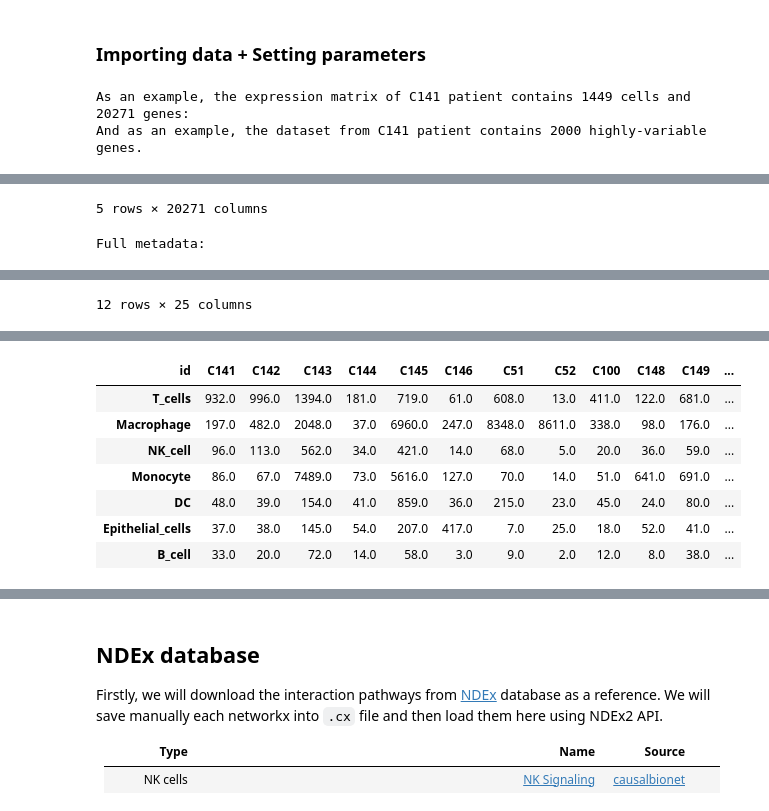
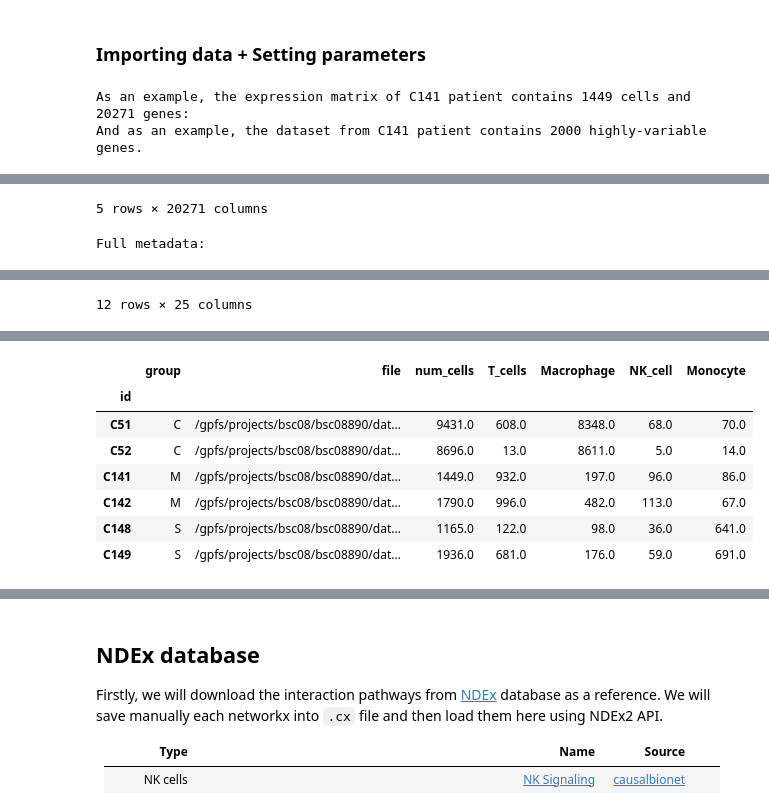
Before and after one commit to masyahook/scGRN, a Jupyter notebook: jupyter/GRN_inference.ipynb, the cells around one changed output, grey strips where cells are left out. Drawn from its saved outputs; the diff is of its cells as text; code cells hidden in the pictures.

Commit message:
Optimized graph construction of big data

```diff
--- a/jupyter/GRN_inference.ipynb
+++ b/jupyter/GRN_inference.ipynb
@@ -141,15 +145,45 @@ _DATA_HOME = os.path.join(_PROJ_PATH, 'res/covid_19')
 _DATA_TYPES = ['all', 'TF', 'ctx']
 _DTYPE_TITLES = ['gene-gene links', 'TF-gene links', 'enriched TF-gene links']
 
-# Loading sample meta data
-meta = pd.read_csv(_FMETA, sep='\t', index_col=0)
+# Limiting the metadata to certain patients to fit into RAM
+_FIXED_PATIENTS = ['C51', 'C52', 'C141', 'C142', 'C148', 'C149']
+_FIXED_CELL_TYPES = ['T_cells', 'Macrophage', 'NK_cell', 'Monocyte']
 
-for patient_id in meta.index:
+# Loading sample meta data, reordering patients
+full_meta = pd.read_csv(_FMETA, sep='\t', index_col=0)
+full_meta = full_meta.reindex(index=_FIXED_PATIENTS + ['C100', 'C144', 'C143', 'C145', 'C146', 'C152'])
+
+# Adding cell-type frequency to the metadat
+for patient_id in full_meta.index:
     cells_metadata = pd.read_csv(os.path.join(_DATA_HOME, patient_id, 'data', 'Seurat', 'cells_metadata.tsv'), sep='\t')
-    meta.loc[patient_id, 'num_cells'] = len(cells_metadata)
+    full_meta.loc[patient_id, 'num_cells'] = len(cells_metadata)
     for cell_type, cell_count in cells_metadata['cell_type'].value_counts().iteritems():
-        meta.loc[patient_id, cell_type] = cell_count
-cell_type_freq = meta.iloc[:, 3:]
+        full_meta.loc[patient_id, cell_type] = cell_count
+full_cell_type_freq = full_meta.iloc[:, 3:]
+
+# Finding common cell types
+_COMMON_CELL_TYPES = full_cell_type_freq.T.dropna().index.to_list()
+_COMMON_FILE_PREFIXES = ['raw_data', 'raw_data_HVG'] + list(map(lambda x: 'raw_data_' + x, _COMMON_CELL_TYPES))
+
+# Limiting the metadata to certain patients to fit into RAM
+meta = full_meta.loc[_FIXED_PATIENTS, ['group', 'file', 'num_cells'] + _FIXED_CELL_TYPES]
+cell_type_freq = full_cell_type_freq[_FIXED_CELL_TYPES]
+
+# Getting information about all patients
+_ALL_PATIENTS = full_meta.index.to_list()
+_ALL_PATIENT_CELL_TYPES = {
+    pat: full_cell_type_freq.loc[pat].dropna().index.to_list() for pat in _ALL_PATIENTS
+}
+_ALL_FILE_PREFIXES = {
+    pat: ['raw_data'] + list(map(lambda x: 'raw_data_' + x, cell_types)) for pat, cell_types in _ALL_PATIENT_CELL_TYPES.items()
+}
+_ALL_TITLES = {
+    pat: list(map(lambda x: 'all data' if x == 'raw_data' else 'all data, only HVGs' if 'HVG' in x else x.replace('raw_data_', '').replace('_', ' '), files))
+    for pat, files in _ALL_FILE_PREFIXES.items()
+}
+_ALL_FIG_DIRS = {
+    pat: os.path.join(_DATA_HOME, pat, 'figs/grnboost2') for pat in _ALL_PATIENTS
+}
 
 # Setting patient-specific params
 _PATIENTS = meta.index.to_list()
@@ -157,7 +191,7 @@ _PATIENT_CELL_TYPES = {
     pat: cell_type_freq.loc[pat].dropna().index.to_list() for pat in _PATIENTS
 }
 _FILE_PREFIXES = {
-    pat: ['raw_data', 'raw_data_HVG'] + list(map(lambda x: 'raw_data_' + x, cell_types)) for pat, cell_types in _PATIENT_CELL_TYPES.items()
+    pat: ['raw_data'] + list(map(lambda x: 'raw_data_' + x, cell_types)) for pat, cell_types in _PATIENT_CELL_TYPES.items()
 }
 _TITLES = {
     pat: list(map(lambda x: 'all data' if x == 'raw_data' else 'all data, only HVGs' if 'HVG' in x else x.replace('raw_data_', '').replace('_', ' '), files))
@@ -186,9 +220,41 @@ print(f'As an example, the expression matrix of {_EXAMPLE_PATIENT} patient conta
 print(f'And as an example, the dataset from {_EXAMPLE_PATIENT} patient contains {len(ex_HVGs)} highly-variable genes.')
 display(ex_df.head())
 print(colored('Full metadata:', 'green'))
+display(full_meta)
+print(colored('Current metadata:', 'green'))
 display(meta)
-print(colored('Common cell types among different patients:', 'green'))
-cell_type_freq.T.dropna()
+print(colored('Common cell types among different patients (full metadata):', 'green'))
+display(full_cell_type_freq.T.dropna())
+
+# Creating data availability dictionary
+_AVAILABLE_DATA = {}
+for pat in _ALL_PATIENTS:
+    _AVAILABLE_DATA[pat] = {}
+    for data_type, suf in zip(['all', 'TF', 'ctx'], ['cor', 'TF_cor', 'TF_ctx']):
+        _AVAILABLE_DATA[pat][data_type] = [
+            fn for fn in _ALL_FILE_PREFIXES[pat] \
+                if os.path.exists(os.path.join(_DATA_HOME, pat, 'data', 'grnboost2', 'pickle', f'{fn}_{suf}.pickle')) and \
+                (os.stat(os.path.join(_DATA_HOME, pat, 'data', 'grnboost2', 'pickle', f'{fn}_TF_cor.pickle')).st_size != 0)
+        ]
+
+# Displaying available data
+data_availability = {}
+for data_type, suf in zip(['all', 'TF', 'ctx'], ['cor', 'TF_cor', 'TF_ctx']):
+    data_availability[data_type] = {}
+    for pat in _ALL_PATIENTS:
+        data_availability[data_type][pat] = {}
+        for fn in _ALL_FILE_PREFIXES[pat]:
+            data_availability[data_type][pat][fn] = None
+            if os.path.exists(os.path.join(_DATA_HOME, pat, 'data', 'grnboost2', 'pickle', f'{fn}_{suf}.pickle')):
+                if os.stat(os.path.join(_DATA_HOME, pat, 'data', 'grnboost2', 'pickle', f'{fn}_TF_cor.pickle')).st_size != 0:
+                    data_availability[data_type][pat][fn] = '+'
+                else:
+                    data_availability[data_type][pat][fn] = '-'
+            else:
+                data_availability[data_type][pat][fn] = '-'
+    print(colored(data_type.upper(), 'cyan'))
+    data_availability[data_type] = pd.DataFrame(data_availability[data_type])
+    display(style_data_availability(data_availability[data_type]))
 # %% [output]
 As an example, the expression matrix of C141 patient contains 1449 cells and 20271 genes:
 And as an example, the dataset from C141 patient contains 2000 highly-variable genes.
@@ -219,8 +285,8 @@ Common cell types among different patients:
-| id | C141 | C142 | C143 | C144 | C145 | C146 | C51 | C52 | C100 | C148 | C149 | ... |
-| T_cells | 932.0 | 996.0 | 1394.0 | 181.0 | 719.0 | 61.0 | 608.0 | 13.0 | 411.0 | 122.0 | 681.0 | ... |
-| Macrophage | 197.0 | 482.0 | 2048.0 | 37.0 | 6960.0 | 247.0 | 8348.0 | 8611.0 | 338.0 | 98.0 | 176.0 | ... |
-| NK_cell | 96.0 | 113.0 | 562.0 | 34.0 | 421.0 | 14.0 | 68.0 | 5.0 | 20.0 | 36.0 | 59.0 | ... |
-| Monocyte | 86.0 | 67.0 | 7489.0 | 73.0 | 5616.0 | 127.0 | 70.0 | 14.0 | 51.0 | 641.0 | 691.0 | ... |
-| DC | 48.0 | 39.0 | 154.0 | 41.0 | 859.0 | 36.0 | 215.0 | 23.0 | 45.0 | 24.0 | 80.0 | ... |
-| Epithelial_cells | 37.0 | 38.0 | 145.0 | 54.0 | 207.0 | 417.0 | 7.0 | 25.0 | 18.0 | 52.0 | 41.0 | ... |
-| B_cell | 33.0 | 20.0 | 72.0 | 14.0 | 58.0 | 3.0 | 9.0 | 2.0 | 12.0 | 8.0 | 38.0 | ... |
+|  | group | file | num_cells | T_cells | Macrophage | NK_cell | Monocyte |
+| id |  |  |  |  |  |  |  |
+| C51 | C | /gpfs/projects/bsc08/bsc08890/dat... | 9431.0 | 608.0 | 8348.0 | 68.0 | 70.0 |
+| C52 | C | /gpfs/projects/bsc08/bsc08890/dat... | 8696.0 | 13.0 | 8611.0 | 5.0 | 14.0 |
+| C141 | M | /gpfs/projects/bsc08/bsc08890/dat... | 1449.0 | 932.0 | 197.0 | 96.0 | 86.0 |
+| C142 | M | /gpfs/projects/bsc08/bsc08890/dat... | 1790.0 | 996.0 | 482.0 | 113.0 | 67.0 |
+| C148 | S | /gpfs/projects/bsc08/bsc08890/dat... | 1165.0 | 122.0 | 98.0 | 36.0 | 641.0 |
+| C149 | S | /gpfs/projects/bsc08/bsc08890/dat... | 1936.0 | 681.0 | 176.0 | 59.0 | 691.0 |
```
Also changed, not shown: parts of 40 cells of this notebook, 1 other file.
